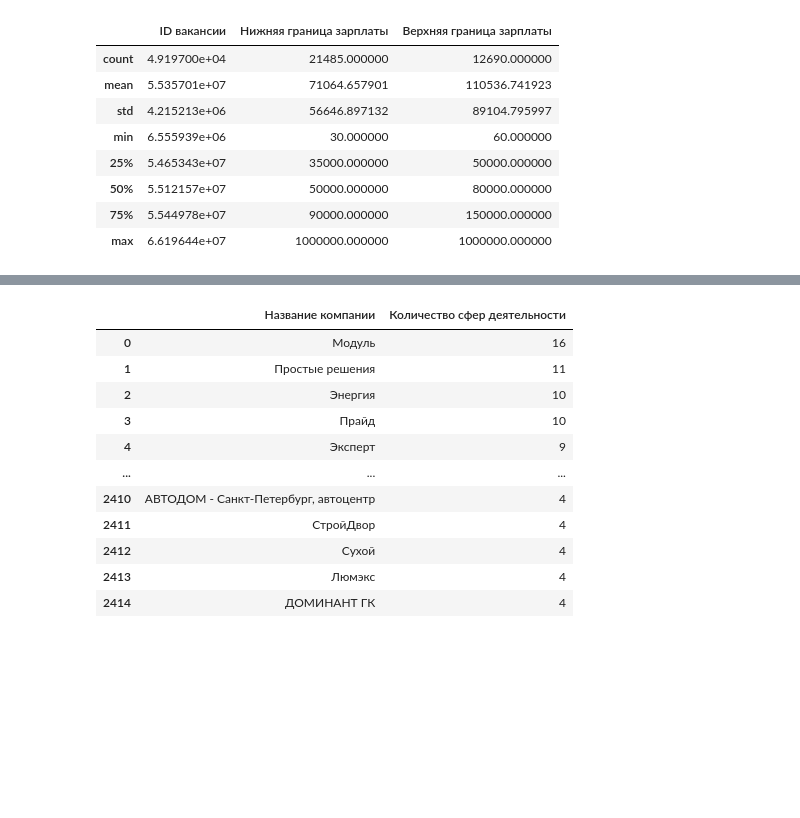
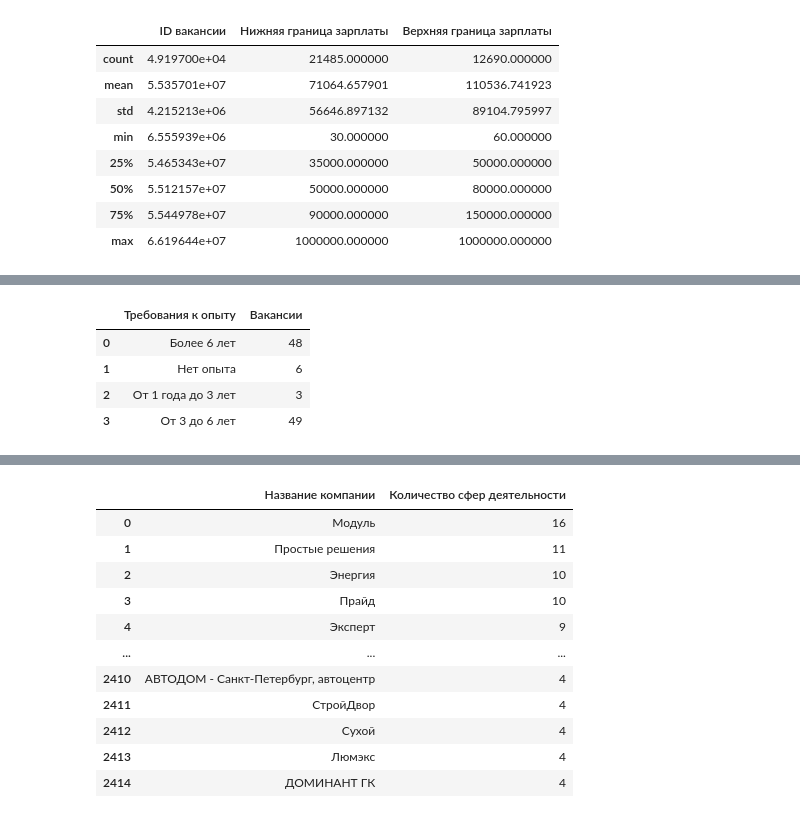
Before and after one commit to Pupsova/course_data_science, a Jupyter notebook: PROJECT-2 SQL/Project_2.ipynb, the cells around one changed output, grey strips where cells are left out. Saved outputs shown, nothing was run; the diff lists cells and outputs as text; code cells hidden in the pictures; blank space fills up the shorter version.

```diff
--- a/PROJECT-2 SQL/Project_2.ipynb
+++ b/PROJECT-2 SQL/Project_2.ipynb
@@ -768,16 +768,22 @@ df_7_3
 106 rows × 10 columns
 # %%
 # сгруппируем данные по требованиям к опыту работы и построим график
-grouped_experience = df_7_3.groupby('Требования к опыту', as_index=False)['Название вакансии'].count()
+grouped_experience = df_7_3.groupby('Требования к опыту', as_index=False)['Вакансии'].count()
+display(grouped_experience)
 
 fig = px.bar(
     data_frame=grouped_experience,
     x='Требования к опыту',
-    y='Название вакансии',
+    y='Вакансии',
     height=500,
-    width=700,
+    width=800,
     color = 'Требования к опыту',
-    title='Распределение вакансий по требуемому опыту работы'
-)
-
+    title='Распределение количества вакансий в зависимости от опыта работы'
+    )
 fig.show()
+# %% [output]
+|  | Требования к опыту | Вакансии |
+| 0 | Более 6 лет | 48 |
+| 1 | Нет опыта | 6 |
+| 2 | От 1 года до 3 лет | 3 |
+| 3 | От 3 до 6 лет | 49 |
```
Also changed, not shown: parts of 6 cells of this notebook.
